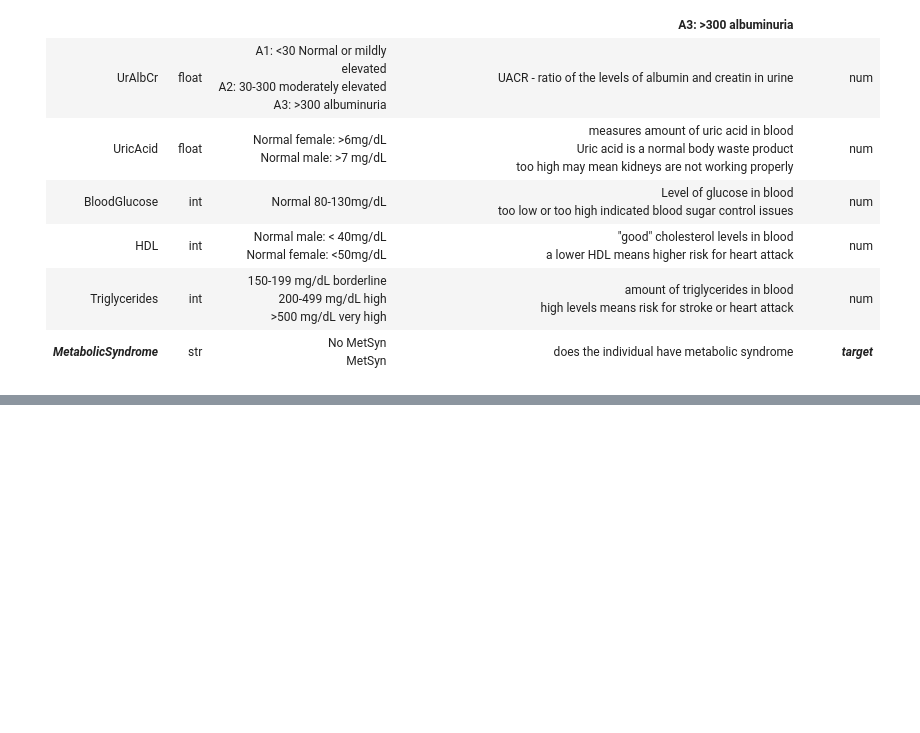
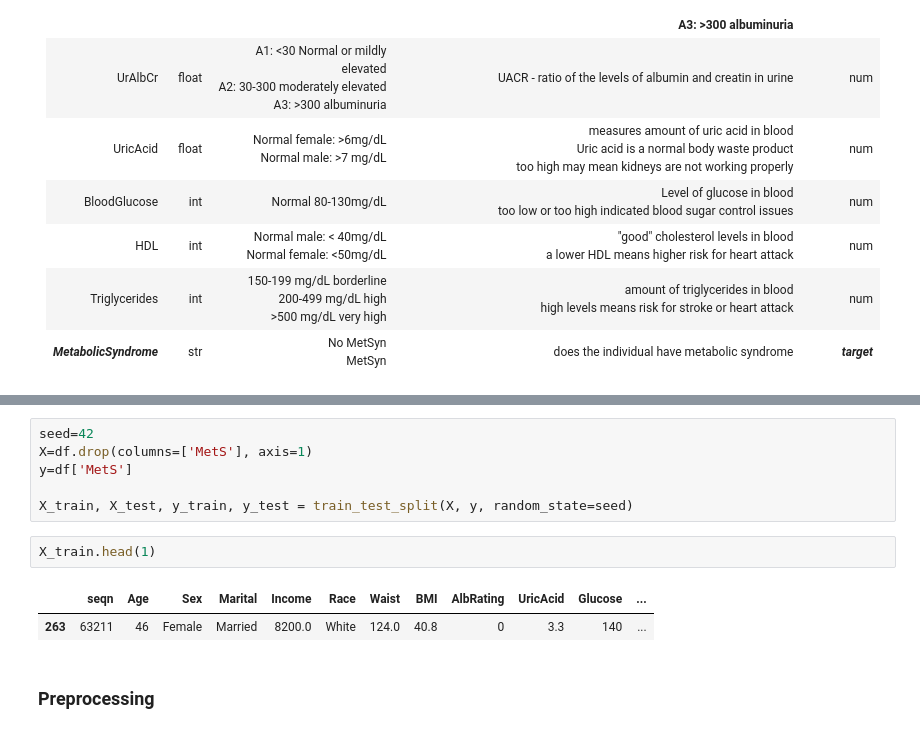
Before and after one commit to SeeBee8/Metabolic-Syndrome-Prediction, a Jupyter notebook: Part 2 MetS Analysis.ipynb, the cells around one changed output, grey strips where cells are left out. Drawn from its saved outputs; the diff is of its cells as text; blank space fills up the shorter version.

```diff
--- a/Part 2 MetS Analysis.ipynb
+++ b/Part 2 MetS Analysis.ipynb
@@ -162,0 +246,13 @@ Using the dataset found on Dataworld: https://data.world/informatics-edu/metabol
+# %%
+seed=42
+X=df.drop(columns=['MetS'], axis=1)
+y=df['MetS']
+
+X_train, X_test, y_train, y_test = train_test_split(X, y, random_state=seed)
+# %%
+X_train.head(1)
+# %% [output]
+|  | seqn | Age | Sex | Marital | Income | Race | Waist | BMI | AlbRating | UricAcid | Glucose | ... |
+| 263 | 63211 | 46 | Female | Married | 8200.0 | White | 124.0 | 40.8 | 0 | 3.3 | 140 | ... |
+# %% [markdown]
+### Preprocessing
```
Also changed, not shown: parts of 23 cells of this notebook, 1 other file.
